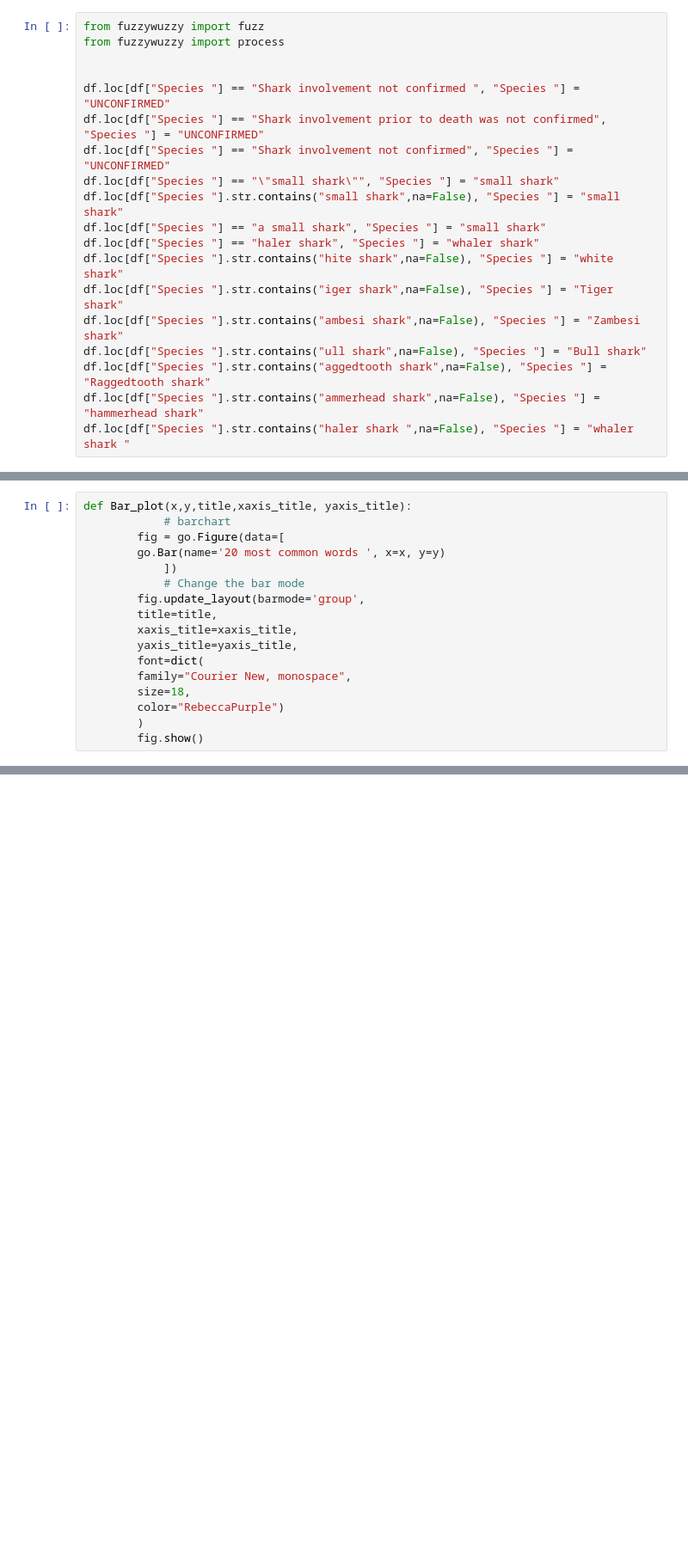
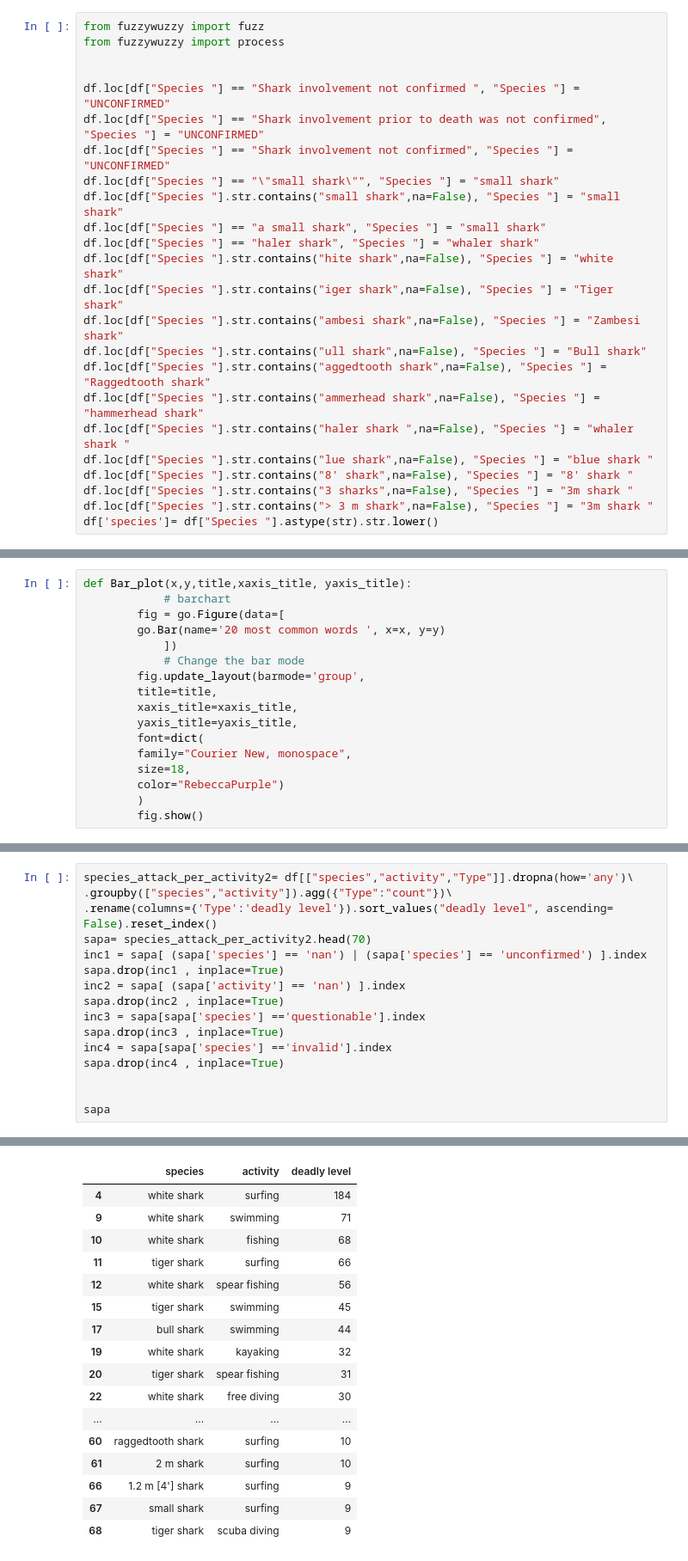
Before and after one commit to kkoke001/Shark-Attacks-Project-2, a Jupyter notebook: kamilla_Kokenazde_Final_project (1).ipynb, the cells around one changed output, grey strips where cells are left out. Shown at 86% size. Drawn from its saved outputs; the diff is of its cells as text; blank space fills up the shorter version.

```diff
--- a/kamilla_Kokenazde_Final_project (1).ipynb
+++ b/kamilla_Kokenazde_Final_project (1).ipynb
@@ -162,3 +205,8 @@ df.loc[df["Species "].str.contains("ull shark",na=False), "Species "] = "Bull sh
 df.loc[df["Species "].str.contains("aggedtooth shark",na=False), "Species "] = "Raggedtooth shark"
 df.loc[df["Species "].str.contains("ammerhead shark",na=False), "Species "] = "hammerhead shark"
 df.loc[df["Species "].str.contains("haler shark ",na=False), "Species "] = "whaler shark "
+df.loc[df["Species "].str.contains("lue shark",na=False), "Species "] = "blue shark "
+df.loc[df["Species "].str.contains("8' shark",na=False), "Species "] = "8' shark "
+df.loc[df["Species "].str.contains("3 sharks",na=False), "Species "] = "3m shark "
+df.loc[df["Species "].str.contains("> 3 m shark",na=False), "Species "] = "3m shark "
+df['species']= df["Species "].astype(str).str.lower()
@@ -221,0 +467,17 @@ def Bar_plot(x,y,title,xaxis_title, yaxis_title):
+# %%
+species_attack_per_activity2= df[["species","activity","Type"]].dropna(how='any')\
+.groupby(["species","activity"]).agg({"Type":"count"})\
+.rename(columns={'Type':'deadly level'}).sort_values("deadly level", ascending= False).reset_index()
+sapa= species_attack_per_activity2.head(70)
+inc1 = sapa[ (sapa['species'] == 'nan') | (sapa['species'] == 'unconfirmed') ].index
+sapa.drop(inc1 , inplace=True)
+inc2 = sapa[ (sapa['activity'] == 'nan') ].index
+sapa.drop(inc2 , inplace=True)
+inc3 = sapa[sapa['species'] =='questionable'].index
+sapa.drop(inc3 , inplace=True)
+inc4 = sapa[sapa['species'] =='invalid'].index
+sapa.drop(inc4 , inplace=True)
+
+
+sapa
+# %% [output]
@@ -221,0 +487,17 @@ def Bar_plot(x,y,title,xaxis_title, yaxis_title):
+|  | species | activity | deadly level |
+| 4 | white shark | surfing | 184 |
+| 9 | white shark | swimming | 71 |
+| 10 | white shark | fishing | 68 |
+| 11 | tiger shark | surfing | 66 |
+| 12 | white shark | spear fishing | 56 |
+| 15 | tiger shark | swimming | 45 |
+| 17 | bull shark | swimming | 44 |
+| 19 | white shark | kayaking | 32 |
+| 20 | tiger shark | spear fishing | 31 |
+| 22 | white shark | free diving | 30 |
+| ... | ... | ... | ... |
+| 60 | raggedtooth shark | surfing | 10 |
+| 61 | 2 m shark | surfing | 10 |
+| 66 | 1.2 m [4'] shark | surfing | 9 |
+| 67 | small shark | surfing | 9 |
+| 68 | tiger shark | scuba diving | 9 |
```
Also changed, not shown: parts of 29 cells of this notebook, 1 other file.
